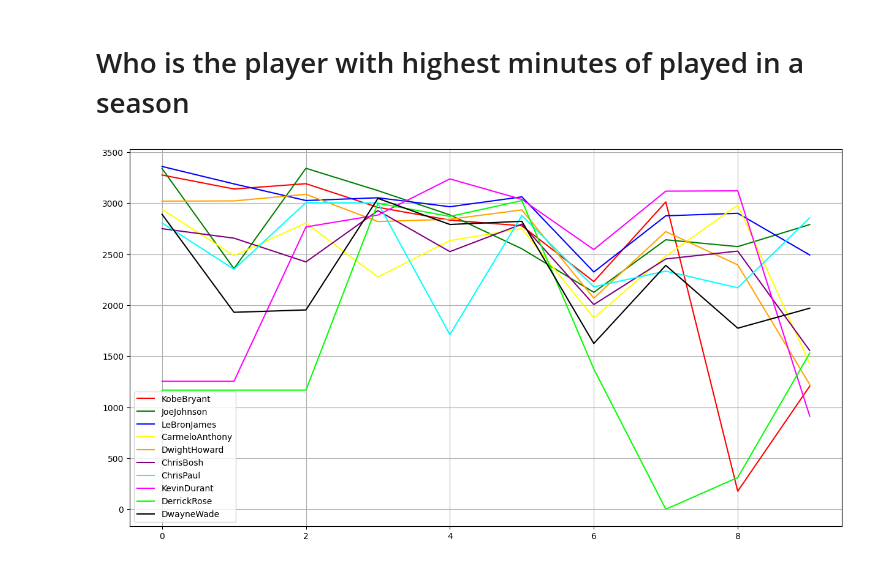
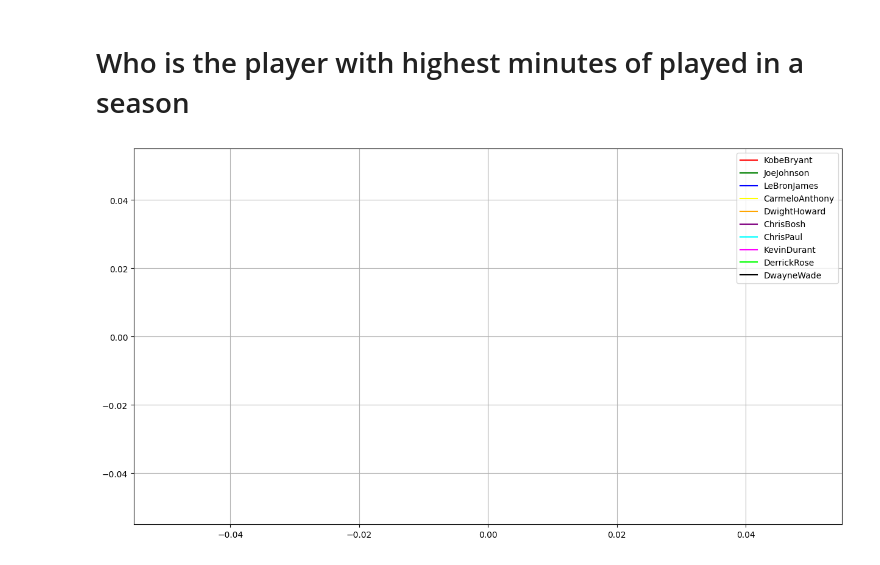
Before and after one commit to RyannKim327/Python-Programming-Compillation, a Jupyter notebook: Data Structures and Algorithm/Jupyter Notebook/basketball.ipynb, the cells around one changed output. Cells and saved outputs as stored; diff of their text form; code cells hidden in the pictures.

```diff
--- a/Data Structures and Algorithm/Jupyter Notebook/basketball.ipynb
+++ b/Data Structures and Algorithm/Jupyter Notebook/basketball.ipynb
@@ -166,13 +166,13 @@ plt.show()
 # %%
 plt.figure(figsize=(15, 8))
 colors = ["red", "green", "blue", "yellow", "orange", "purple", "cyan", "magenta", "lime", "black"]
 legends = []
 for i in range(len(minutes)):
     legends.append(plt.Line2D(xdata=Seasons[i], ydata=minutes[i], color=colors[i], label=Players[i]))
-    plt.plot(minutes[i], color=colors[i], label=Players[i])
+    plt.plot(data=(minutes[i], Seasons[i]), color=colors[i])
 
 plt.legend(handles=legends)
 plt.grid()
 plt.show()
 # %% [output]
-[figure, old version]
+[figure, new version]
```
